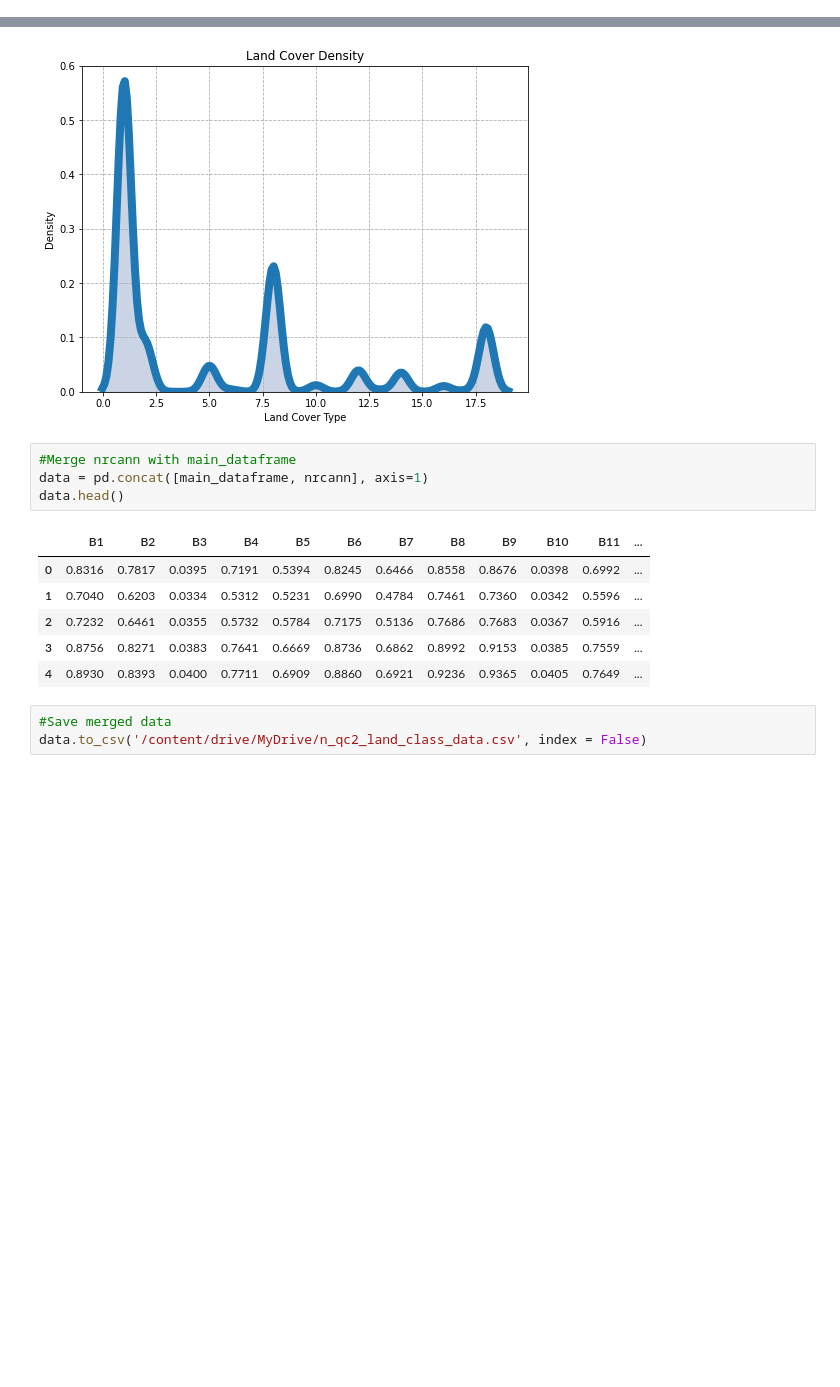
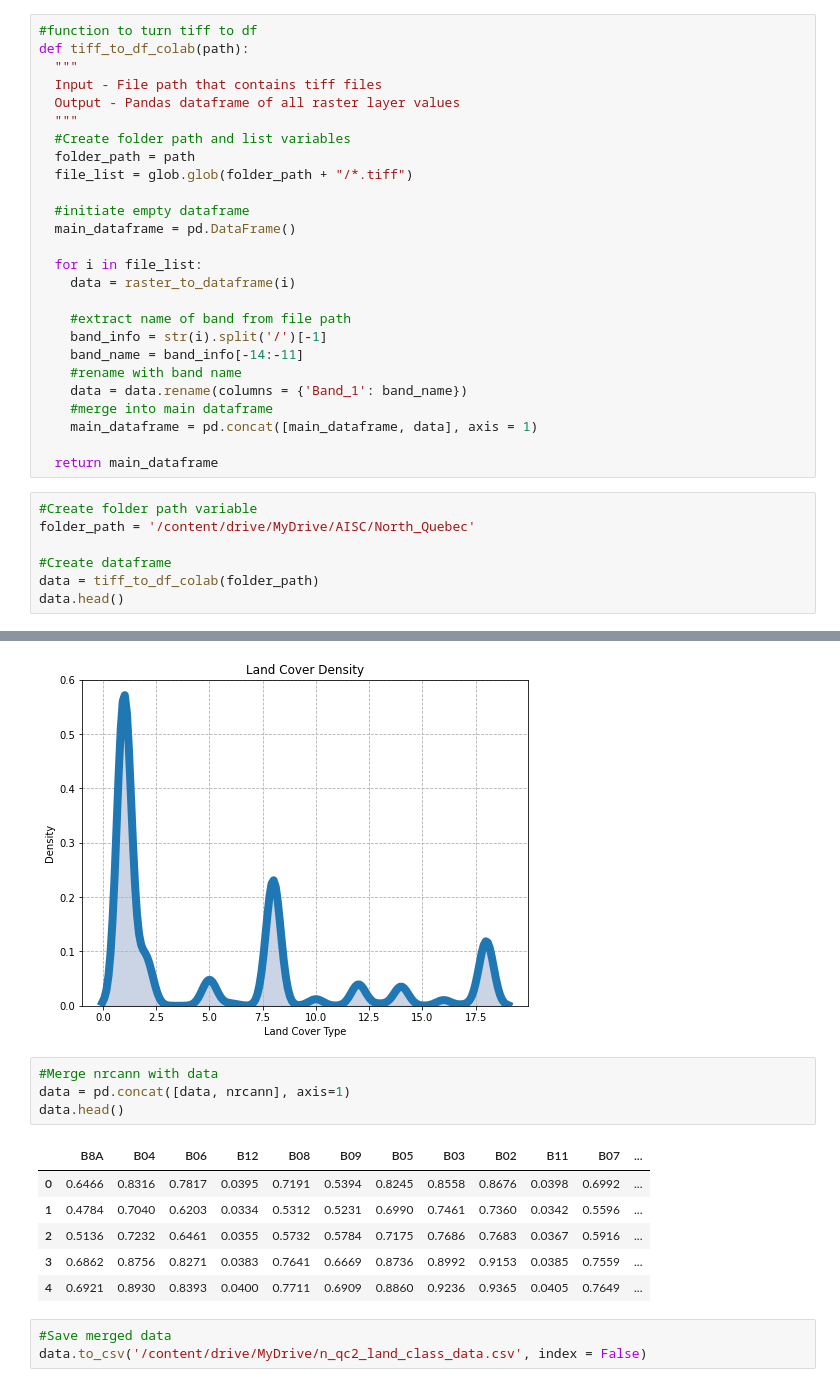
Before and after one commit to MudSnail/Land_Cover_Classification, a Jupyter notebook: Merge_Data.ipynb, the cells around one changed output, grey strips where cells are left out. Cells and saved outputs as stored; diff of their text form; blank space fills up the shorter version.

```diff
--- a/Merge_Data.ipynb
+++ b/Merge_Data.ipynb
@@ -62,0 +32,33 @@ main_dataframe
+# %%
+#function to turn tiff to df
+def tiff_to_df_colab(path):
+  """
+  Input - File path that contains tiff files
+  Output - Pandas dataframe of all raster layer values
+  """
+  #Create folder path and list variables
+  folder_path = path
+  file_list = glob.glob(folder_path + "/*.tiff")
+
+  #initiate empty dataframe
+  main_dataframe = pd.DataFrame()
+
+  for i in file_list:
+    data = raster_to_dataframe(i)
+
+    #extract name of band from file path
+    band_info = str(i).split('/')[-1]
+    band_name = band_info[-14:-11]
+    #rename with band name
+    data = data.rename(columns = {'Band_1': band_name})
+    #merge into main dataframe
+    main_dataframe = pd.concat([main_dataframe, data], axis = 1)
+
+  return main_dataframe
+# %%
+#Create folder path variable
+folder_path = '/content/drive/MyDrive/AISC/North_Quebec'
+
+#Create dataframe
+data = tiff_to_df_colab(folder_path)
+data.head()
@@ -137,16 +146,16 @@ dp.set_title("Land Cover Density")
 Text(0.5, 1.0, 'Land Cover Density')
 [figure]
 # %%
-#Merge nrcann with main_dataframe
-data = pd.concat([main_dataframe, nrcann], axis=1)
+#Merge nrcann with data
+data = pd.concat([data, nrcann], axis=1)
 data.head()
 # %% [output]
-|  | B1 | B2 | B3 | B4 | B5 | B6 | B7 | B8 | B9 | B10 | B11 | ... |
-| 0 | 0.8316 | 0.7817 | 0.0395 | 0.7191 | 0.5394 | 0.8245 | 0.6466 | 0.8558 | 0.8676 | 0.0398 | 0.6992 | ... |
-| 1 | 0.7040 | 0.6203 | 0.0334 | 0.5312 | 0.5231 | 0.6990 | 0.4784 | 0.7461 | 0.7360 | 0.0342 | 0.5596 | ... |
-| 2 | 0.7232 | 0.6461 | 0.0355 | 0.5732 | 0.5784 | 0.7175 | 0.5136 | 0.7686 | 0.7683 | 0.0367 | 0.5916 | ... |
-| 3 | 0.8756 | 0.8271 | 0.0383 | 0.7641 | 0.6669 | 0.8736 | 0.6862 | 0.8992 | 0.9153 | 0.0385 | 0.7559 | ... |
-| 4 | 0.8930 | 0.8393 | 0.0400 | 0.7711 | 0.6909 | 0.8860 | 0.6921 | 0.9236 | 0.9365 | 0.0405 | 0.7649 | ... |
+|  | B8A | B04 | B06 | B12 | B08 | B09 | B05 | B03 | B02 | B11 | B07 | ... |
+| 0 | 0.6466 | 0.8316 | 0.7817 | 0.0395 | 0.7191 | 0.5394 | 0.8245 | 0.8558 | 0.8676 | 0.0398 | 0.6992 | ... |
+| 1 | 0.4784 | 0.7040 | 0.6203 | 0.0334 | 0.5312 | 0.5231 | 0.6990 | 0.7461 | 0.7360 | 0.0342 | 0.5596 | ... |
+| 2 | 0.5136 | 0.7232 | 0.6461 | 0.0355 | 0.5732 | 0.5784 | 0.7175 | 0.7686 | 0.7683 | 0.0367 | 0.5916 | ... |
+| 3 | 0.6862 | 0.8756 | 0.8271 | 0.0383 | 0.7641 | 0.6669 | 0.8736 | 0.8992 | 0.9153 | 0.0385 | 0.7559 | ... |
+| 4 | 0.6921 | 0.8930 | 0.8393 | 0.0400 | 0.7711 | 0.6909 | 0.8860 | 0.9236 | 0.9365 | 0.0405 | 0.7649 | ... |
 # %%
 #Save merged data
 data.to_csv('/content/drive/MyDrive/n_qc2_land_class_data.csv', index = False)
```
Also changed, not shown: parts of 3 cells of this notebook.
